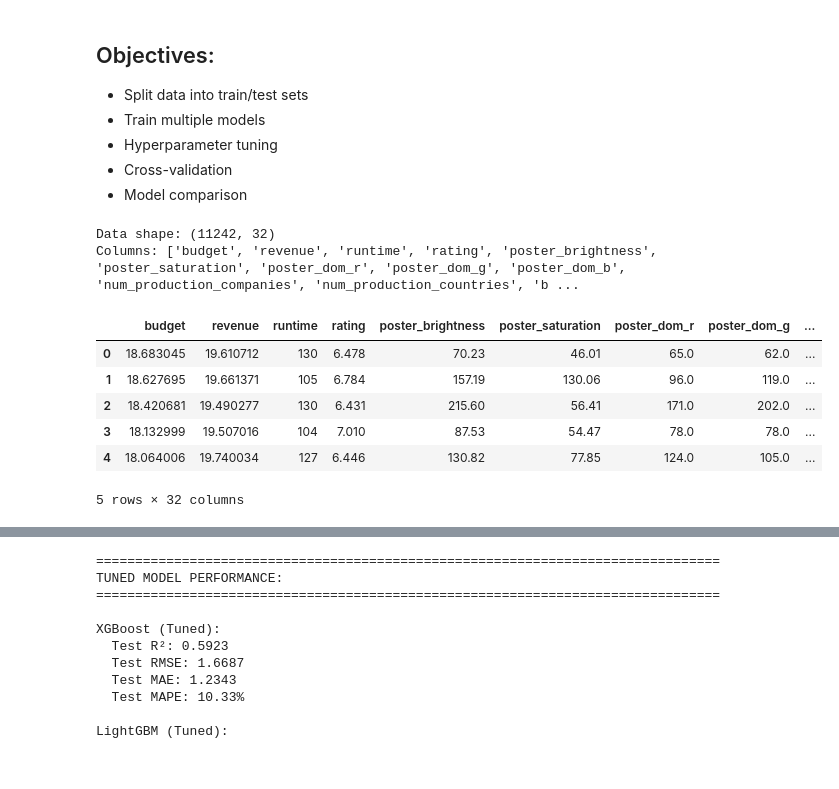
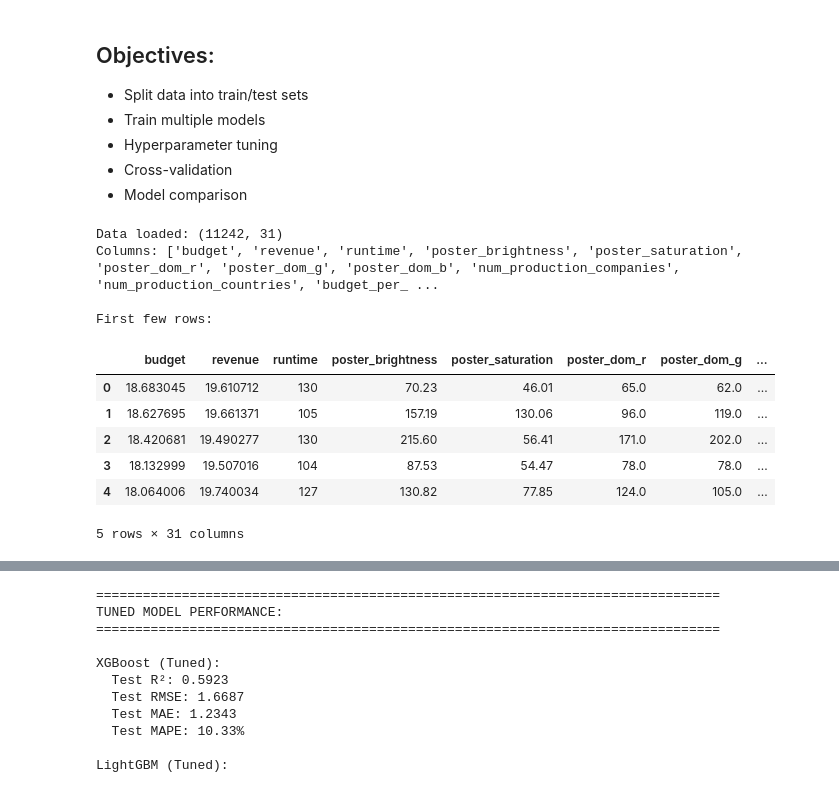
Before and after one commit to TThanhc/movie-revenue-predictor, a Jupyter notebook: notebooks/04_model_training.ipynb, the cells around one changed output, grey strips where cells are left out. Saved outputs shown, nothing was run; the diff lists cells and outputs as text; code cells hidden in the pictures.

```diff
--- a/notebooks/04_model_training.ipynb
+++ b/notebooks/04_model_training.ipynb
@@ -12,30 +12,33 @@ This notebook trains and tunes prediction models.
 # %%
 import pandas as pd
 import numpy as np
 import matplotlib.pyplot as plt
 import seaborn as sns
-from sklearn.model_selection import train_test_split, cross_val_score, GridSearchCV
-from sklearn.ensemble import RandomForestRegressor, GradientBoostingRegressor
-from sklearn.linear_model import LinearRegression, Ridge, Lasso, ElasticNet
-from sklearn.metrics import mean_squared_error, mean_absolute_error, r2_score
-from xgboost import XGBRegressor
-from lightgbm import LGBMRegressor
-import joblib
+import sys
 import warnings
 warnings.filterwarnings('ignore')
 
+# Add parent directory to path to import from src
+sys.path.append('..')
+
+# Import our custom model trainer module
+from src.models.trainer import ModelTrainer
+
 # Load engineered features
 df = pd.read_csv('../data/processed/movies_featured.csv')
-print(f"Data shape: {df.shape}")
+print(f"Data loaded: {df.shape}")
 print(f"Columns: {list(df.columns)}")
+print(f"\nFirst few rows:")
 df.head()
 # %% [output]
-Data shape: (11242, 32)
-Columns: ['budget', 'revenue', 'runtime', 'rating', 'poster_brightness', 'poster_saturation', 'poster_dom_r', 'poster_dom_g', 'poster_dom_b', 'num_production_companies', 'num_production_countries', 'b ...
+Data loaded: (11242, 31)
+Columns: ['budget', 'revenue', 'runtime', 'poster_brightness', 'poster_saturation', 'poster_dom_r', 'poster_dom_g', 'poster_dom_b', 'num_production_companies', 'num_production_countries', 'budget_per_ ...
+
+First few rows:
-|  | budget | revenue | runtime | rating | poster_brightness | poster_saturation | poster_dom_r | poster_dom_g | ... |
-| 0 | 18.683045 | 19.610712 | 130 | 6.478 | 70.23 | 46.01 | 65.0 | 62.0 | ... |
-| 1 | 18.627695 | 19.661371 | 105 | 6.784 | 157.19 | 130.06 | 96.0 | 119.0 | ... |
-| 2 | 18.420681 | 19.490277 | 130 | 6.431 | 215.60 | 56.41 | 171.0 | 202.0 | ... |
-| 3 | 18.132999 | 19.507016 | 104 | 7.010 | 87.53 | 54.47 | 78.0 | 78.0 | ... |
-| 4 | 18.064006 | 19.740034 | 127 | 6.446 | 130.82 | 77.85 | 124.0 | 105.0 | ... |
+|  | budget | revenue | runtime | poster_brightness | poster_saturation | poster_dom_r | poster_dom_g | ... |
+| 0 | 18.683045 | 19.610712 | 130 | 70.23 | 46.01 | 65.0 | 62.0 | ... |
+| 1 | 18.627695 | 19.661371 | 105 | 157.19 | 130.06 | 96.0 | 119.0 | ... |
+| 2 | 18.420681 | 19.490277 | 130 | 215.60 | 56.41 | 171.0 | 202.0 | ... |
+| 3 | 18.132999 | 19.507016 | 104 | 87.53 | 54.47 | 78.0 | 78.0 | ... |
+| 4 | 18.064006 | 19.740034 | 127 | 130.82 | 77.85 | 124.0 | 105.0 | ... |
-5 rows × 32 columns
+5 rows × 31 columns
```
Also changed, not shown: parts of 14 cells of this notebook.
